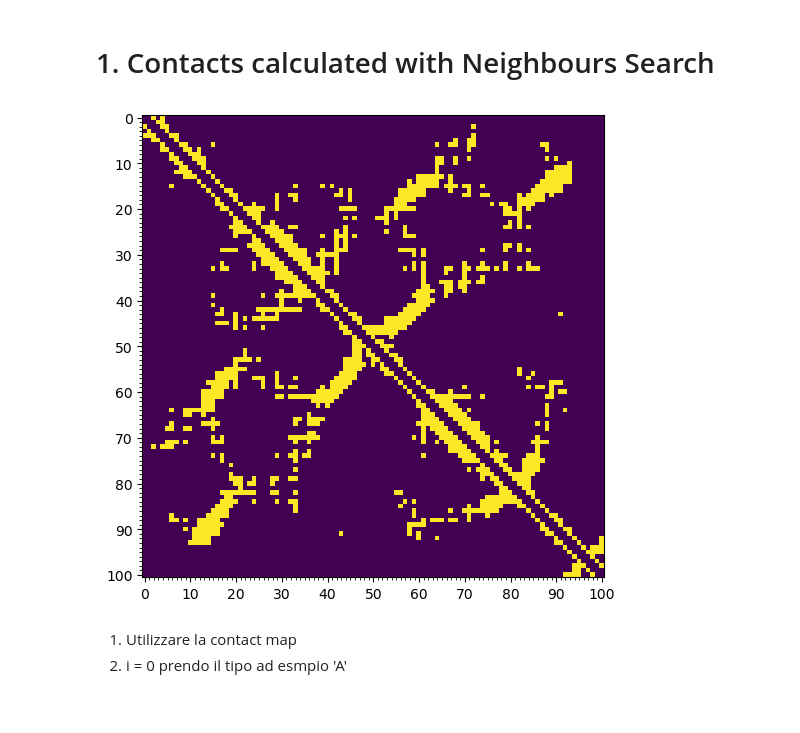
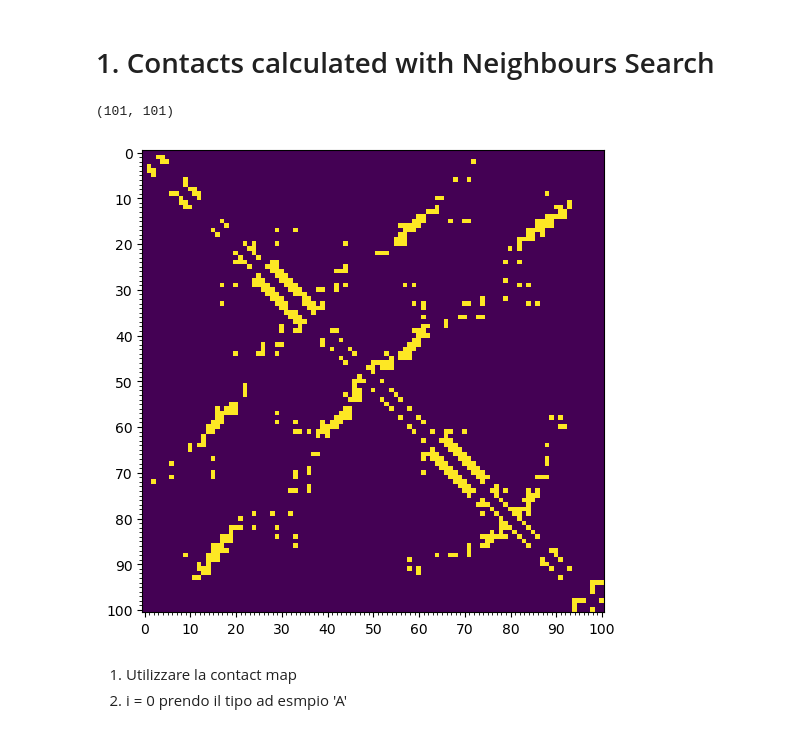
Before and after one commit to Reevoc/Structural-Bioinformatics, a Jupyter notebook: midterm2/midterm.ipynb, the cells around one changed output. Cells and saved outputs as stored; diff of their text form; code cells hidden in the pictures.

```diff
--- a/midterm2/midterm.ipynb
+++ b/midterm2/midterm.ipynb
@@ -30,7 +31,7 @@ Calculate the contact map (question 1) and the conformational energy (questions
 
 The M and P matrices are available from the iupred_data.py. The smoothed energy is the moving average of the raw energy over a window of 21 residues (±10 residues around the current position).
 # %%
-path = "./home/Documents/Structural-Bioinformatics"
+path = "."
 id_protein, chain = ['2lea', 'A' ]
 #id_protein, chain =['2k5d', 'A' ]
 parser = PDBParser(QUIET=True)
@@ -91,21 +92,23 @@ selected_atoms = [atom for residue in structure[0][chain] if residue.id[0] == "
 # 1. Contacts calculated with Neighbours Search
 # %%
 
-contact_map_nb = get_contact_map(selected_atoms, len([residue for residue in structure[0][chain] if residue.id[0]==" "]), threshold=6, seq_sep=2)
-#eliminate first coulumn and row
+contact_map_nb = get_contact_map(selected_atoms, len([residue for residue in structure[0][chain] if residue.id[0]==" "]), threshold=3.5, seq_sep=2)
 contact_map_nb = contact_map_nb[1:,1:]
+print(contact_map_nb.shape)
+
 fig, ax = plt.subplots(figsize=(6, 6))
 im = ax.imshow(contact_map_nb)
 
 # Set ticks
 ax.xaxis.set_major_locator(MultipleLocator(10))
 ax.xaxis.set_minor_locator(AutoMinorLocator(10))
 ax.yaxis.set_major_locator(MultipleLocator(10))
 ax.yaxis.set_minor_locator(AutoMinorLocator(10))
 
 plt.savefig(path + '/figures_mid_term2/ca_contacts_nb{}.png'.format(id_protein), dpi=300, bbox_inches='tight')
 # %% [output]
+(101, 101)
-[figure, old version]
+[figure, new version]
 # %% [markdown]
 1. Utilizzare la contact map
 2. i = 0 prendo il tipo ad esmpio 'A'
```
Also changed, not shown: parts of 5 cells of this notebook, 23 other files.
